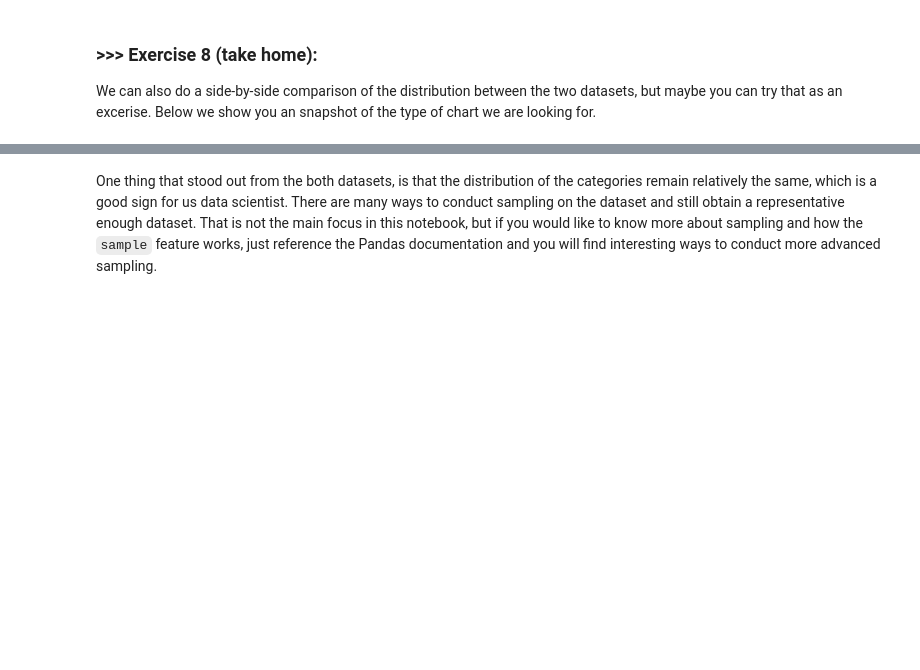
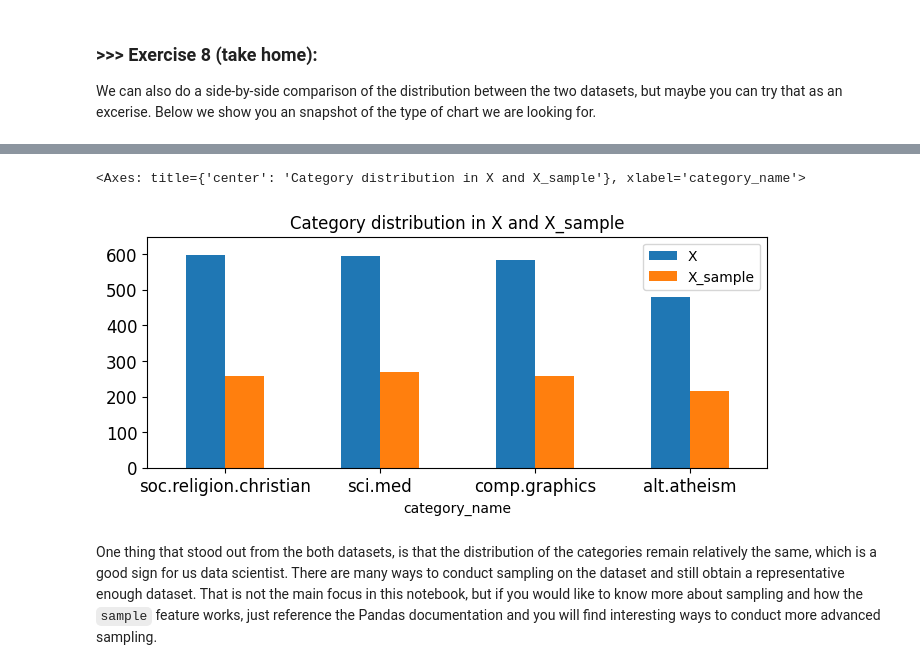
Before and after one commit to Matt-1212/DM2024-Lab1-Master, a Jupyter notebook: DM2024-Lab1-Master.ipynb, the cells around one changed output, grey strips where cells are left out. Cells and saved outputs as stored; diff of their text form; code cells hidden in the pictures; blank space fills up the shorter version.

```diff
--- a/DM2024-Lab1-Master.ipynb
+++ b/DM2024-Lab1-Master.ipynb
@@ -732,3 +833,20 @@ We can also do a side-by-side comparison of the distribution between the two dat
+# %%
+# Answer here
+
+category_counts = pd.DataFrame({
+    'X': X['category_name'].value_counts(),
+    'X_sample': X_sample['category_name'].value_counts()
+})
+
+category_counts = category_counts.reindex(X['category_name'].value_counts().index).fillna(0)
+
+category_counts.plot(kind='bar',
+                     title='Category distribution',
+                     ylim=[0, category_counts.max().max()+50],
+                     rot=0, fontsize=12, figsize=(8, 3))
+# %% [output]
+<Axes: title={'center': 'Category distribution in X and X_sample'}, xlabel='category_name'>
+[figure, added]
 # %% [markdown]
 One thing that stood out from the both datasets, is that the distribution of the categories remain relatively the same, which is a good sign for us data scientist. There are many ways to conduct sampling on the dataset and still obtain a representative enough dataset. That is not the main focus in this notebook, but if you would like to know more about sampling and how the `sample` feature works, just reference the Pandas documentation and you will find interesting ways to conduct more advanced sampling.
 # %% [markdown]
```
Also changed, not shown: parts of 105 cells of this notebook, 9 other files.
